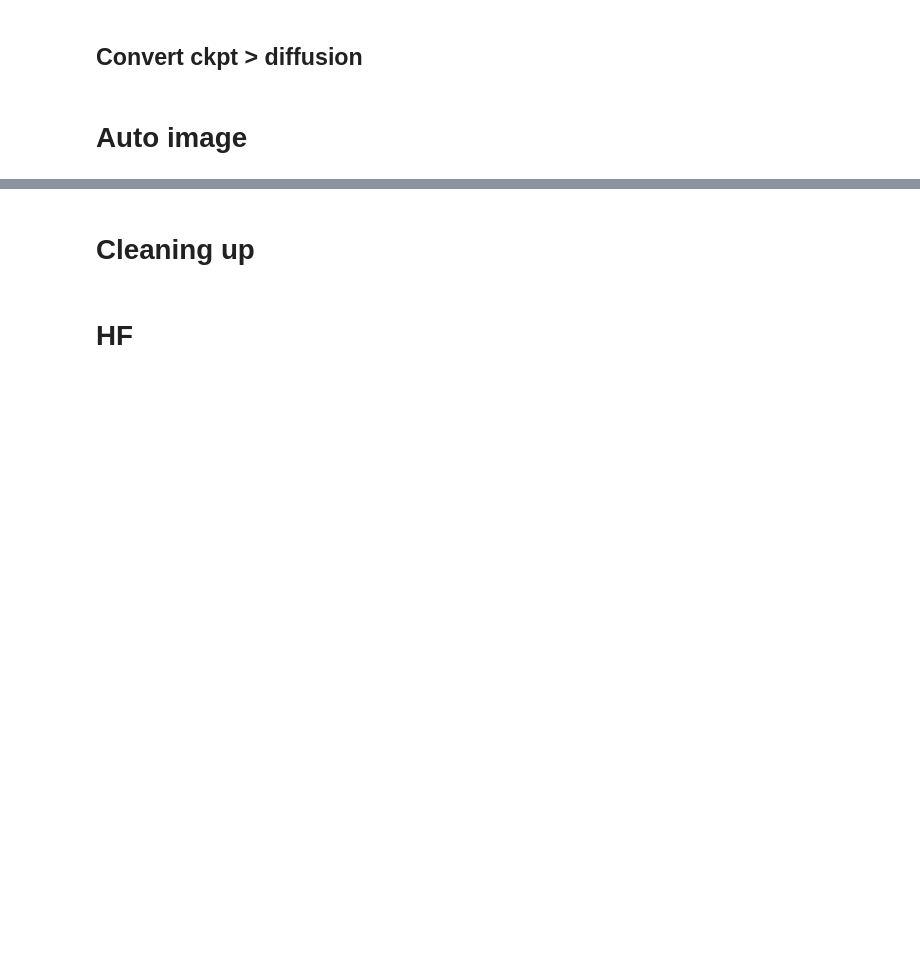
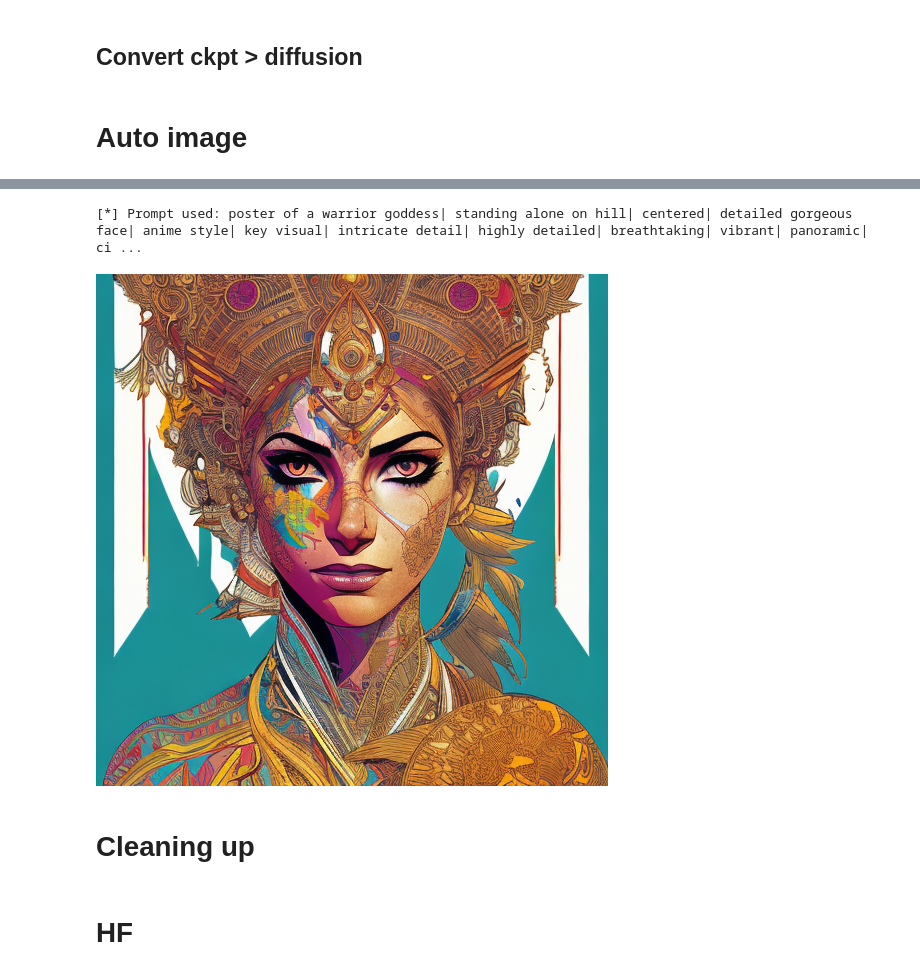
Before and after one commit to steinhaug/stable-diffusion, a Jupyter notebook: steinhaug_trainer.ipynb, the cells around one changed output, grey strips where cells are left out. Drawn from its saved outputs; the diff is of its cells as text; code cells hidden in the pictures; blank space fills up the shorter version.

```diff
--- a/steinhaug_trainer.ipynb
+++ b/steinhaug_trainer.ipynb
@@ -439,17 +589,17 @@ saved_file_count = 1;
 # %%
 #@title Run to generate image(s)
 
-prompt = "The personification of the Halloween holiday played by (__token1__:0.95), portraited as a (__token__:0.5) with short hair and a villain's smile and a cute hat, cute cheeks, unreal engine, highly detailed, artgerm digital illustration, by Alexei Vinogradov bakery, sweets, emerald eyes" #@param {type:"string"}
-negative_prompt = "bad anatomy, extra legs, extra arms, poorly drawn face, poorly drawn hands, poorly drawn feet, fat, disfigured, out of frame, long neck, poo art, bad hands, bad art, deformed, gun, double head, flowers,asian,hyperrealistic,child" #@param {type:"string"}
-token_name = "zkistebc guy, zkistebc" #@param {type:"string"}
+prompt = "poster of a warrior goddess| standing alone on hill| centered| detailed gorgeous face| anime style| key visual| intricate detail| highly detailed| breathtaking| vibrant| panoramic| cinematic| Carne Griffiths| Conrad Roset| Makoto Shinkai| susanne kathleen mader" #@param {type:"string"}
+negative_prompt = "blurry| fuzzy| extra fingers| disfigured| cropped| bad fingers| deformed fingers| mutated fingers| out of frame" #@param {type:"string"}
+token_name = "" #@param {type:"string"}
 num_samples = 1 #@param {type:"number"}
-guidance_scale = 7.5 #@param {type:"number"}
-num_inference_steps = 20 #@param {type:"number"}
+guidance_scale = 8 #@param {type:"number"}
+num_inference_steps = 50 #@param {type:"number"}
 width = "512" #@param ["512", "768", "1280", "1536"] {allow-input: true}
-height = "1024" #@param ["512", "768", "1280", "1536"] {allow-input: true}
+height = "512" #@param ["512", "768", "1280", "1536"] {allow-input: true}
 width = int(width)
 height = int(height)
-new_seed = None #@param {type:"number"}
+new_seed = 696969 #@param {type:"number"}
 save_images_path = "temp" #@param {type:"string"}
 
 #prompt = prompt.replace("__token__", token_name)
@@ -476,33 +626,36 @@ if len(save_images_path):
     if not path.exists():
         print(f"[*] Create save directory...")
         path.mkdir(parents = False, exist_ok = False)
     try:
         if not image_save_count:
             print('Darn we need this one!')
     except NameError:
         image_save_count = 1
 
 print(f"[*] Prompt used: {prompt}")
 
 with autocast("cuda"), torch.inference_mode():
     images = pipe(
         prompt,
         height=height,
         width=width,
         negative_prompt=negative_prompt,
         num_images_per_prompt=num_samples,
         num_inference_steps=num_inference_steps,
         guidance_scale=guidance_scale,
         generator=g_cuda
     ).images
 
 for img in images:
     display(img)
     if len(save_images_path):
         precount = f'{image_save_count:04d}'
         image_filename = precount + '_' + prompt.replace(" ", '_')[:240] + '.png'
         img.save(save_images_path + "/" + image_filename)
         image_save_count += 1
+# %% [output]
+[*] Prompt used: poster of a warrior goddess| standing alone on hill| centered| detailed gorgeous face| anime style| key visual| intricate detail| highly detailed| breathtaking| vibrant| panoramic| ci ...
+[figure, added]
 # %%
 #@title Run to execute batch
 import os.path
```
Also changed, not shown: parts of 18 cells of this notebook.
